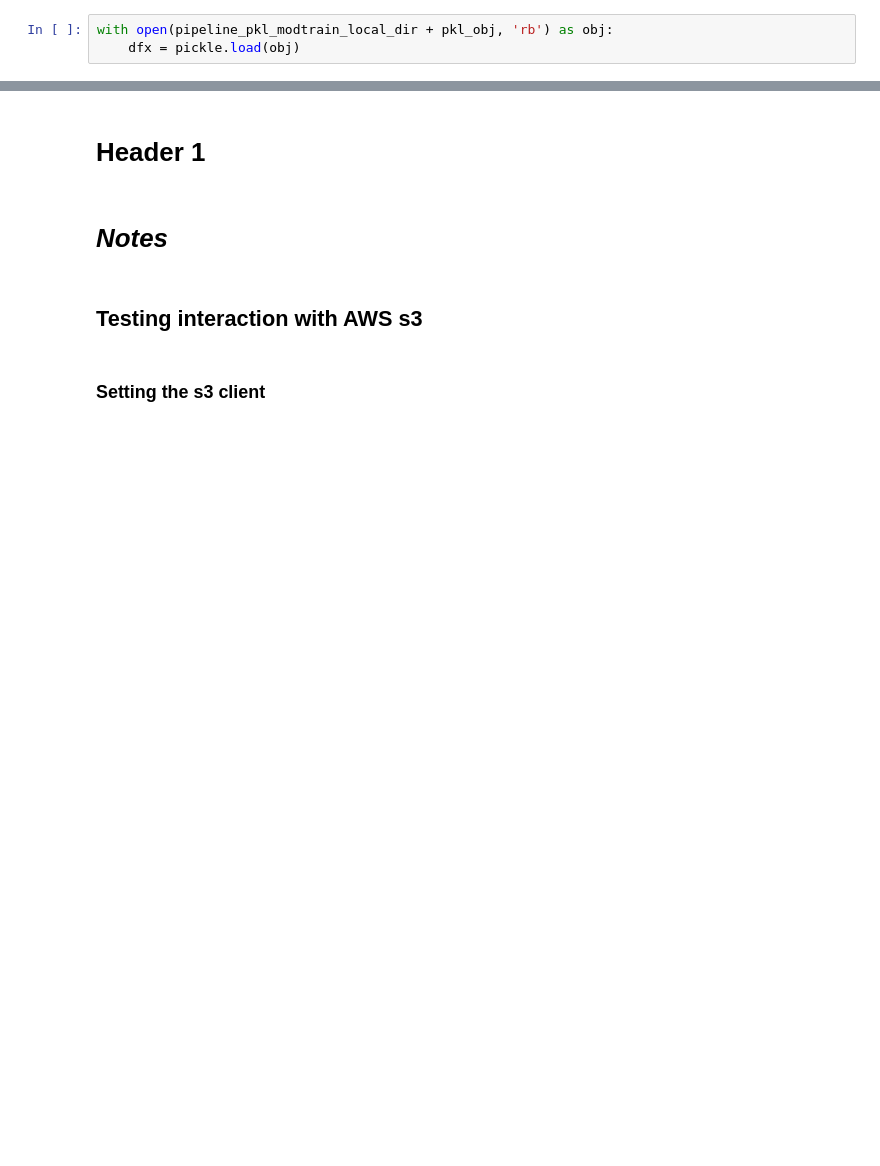
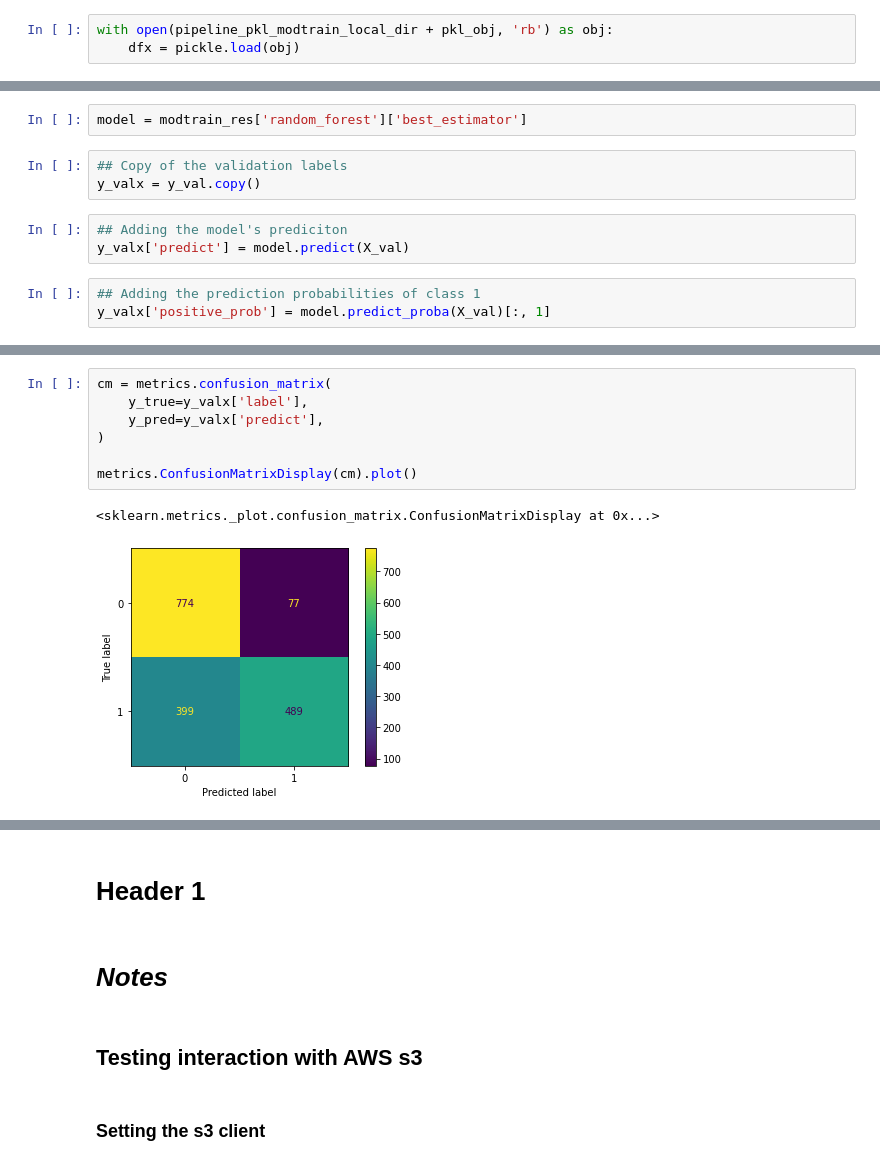
Before and after one commit to robperch/kgl_space_titanic, a Jupyter notebook: notebooks/pipeline_nb.ipynb, the cells around one changed output, grey strips where cells are left out. Saved outputs shown, nothing was run; the diff lists cells and outputs as text; blank space fills up the shorter version.

Commit message:
testing the sklearn performance metrics

```diff
--- a/notebooks/pipeline_nb.ipynb
+++ b/notebooks/pipeline_nb.ipynb
@@ -92,0 +122,11 @@ with open(pipeline_pkl_modtrain_local_dir + pkl_obj, 'rb') as obj:
+# %%
+model = modtrain_res['random_forest']['best_estimator']
+# %%
+## Copy of the validation labels
+y_valx = y_val.copy()
+# %%
+## Adding the model's prediciton
+y_valx['predict'] = model.predict(X_val)
+# %%
+## Adding the prediction probabilities of class 1
+y_valx['positive_prob'] = model.predict_proba(X_val)[:, 1]
@@ -92,0 +187,10 @@ with open(pipeline_pkl_modtrain_local_dir + pkl_obj, 'rb') as obj:
+# %%
+cm = metrics.confusion_matrix(
+    y_true=y_valx['label'],
+    y_pred=y_valx['predict'],
+)
+
+metrics.ConfusionMatrixDisplay(cm).plot()
+# %% [output]
+<sklearn.metrics._plot.confusion_matrix.ConfusionMatrixDisplay at 0x...>
+[figure, added]
```
Also changed, not shown: parts of 21 cells of this notebook.
